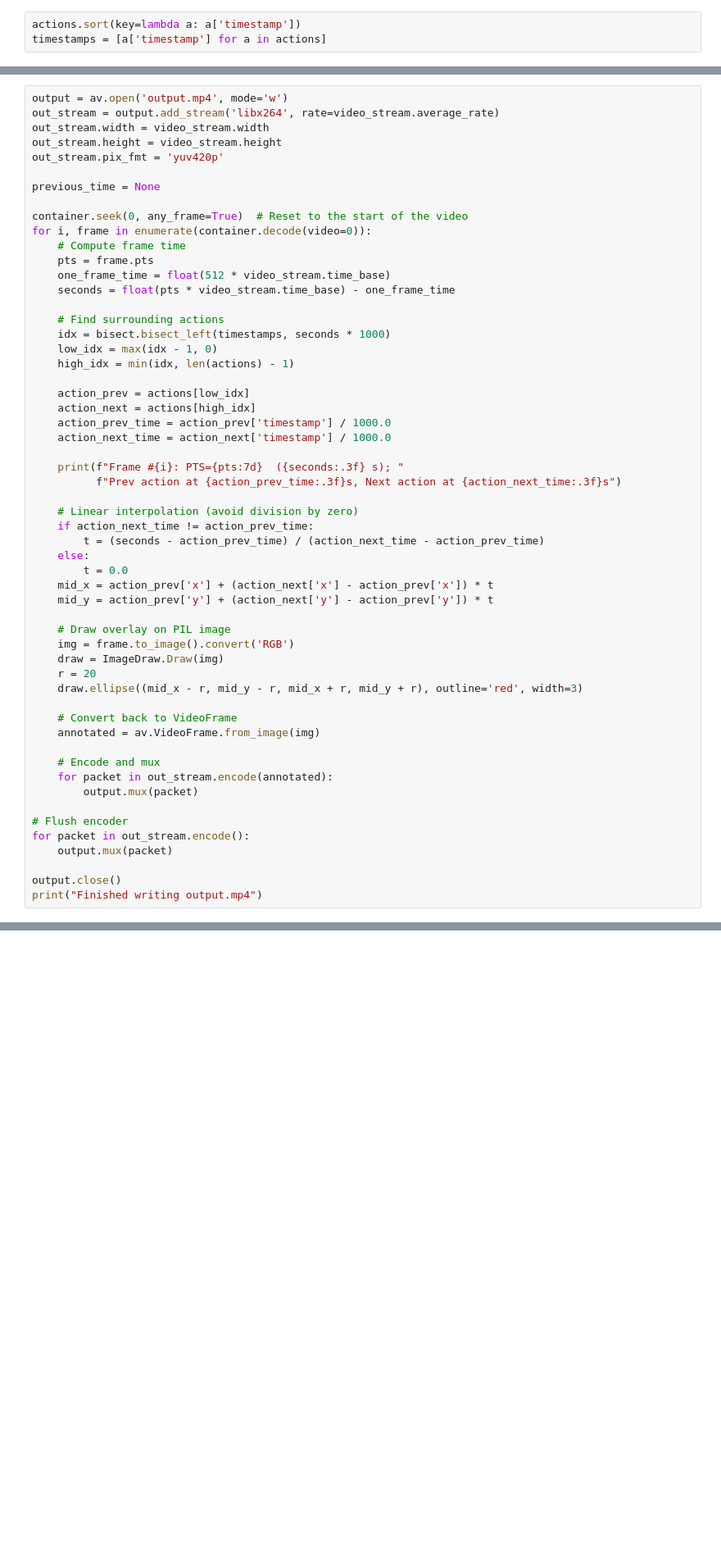
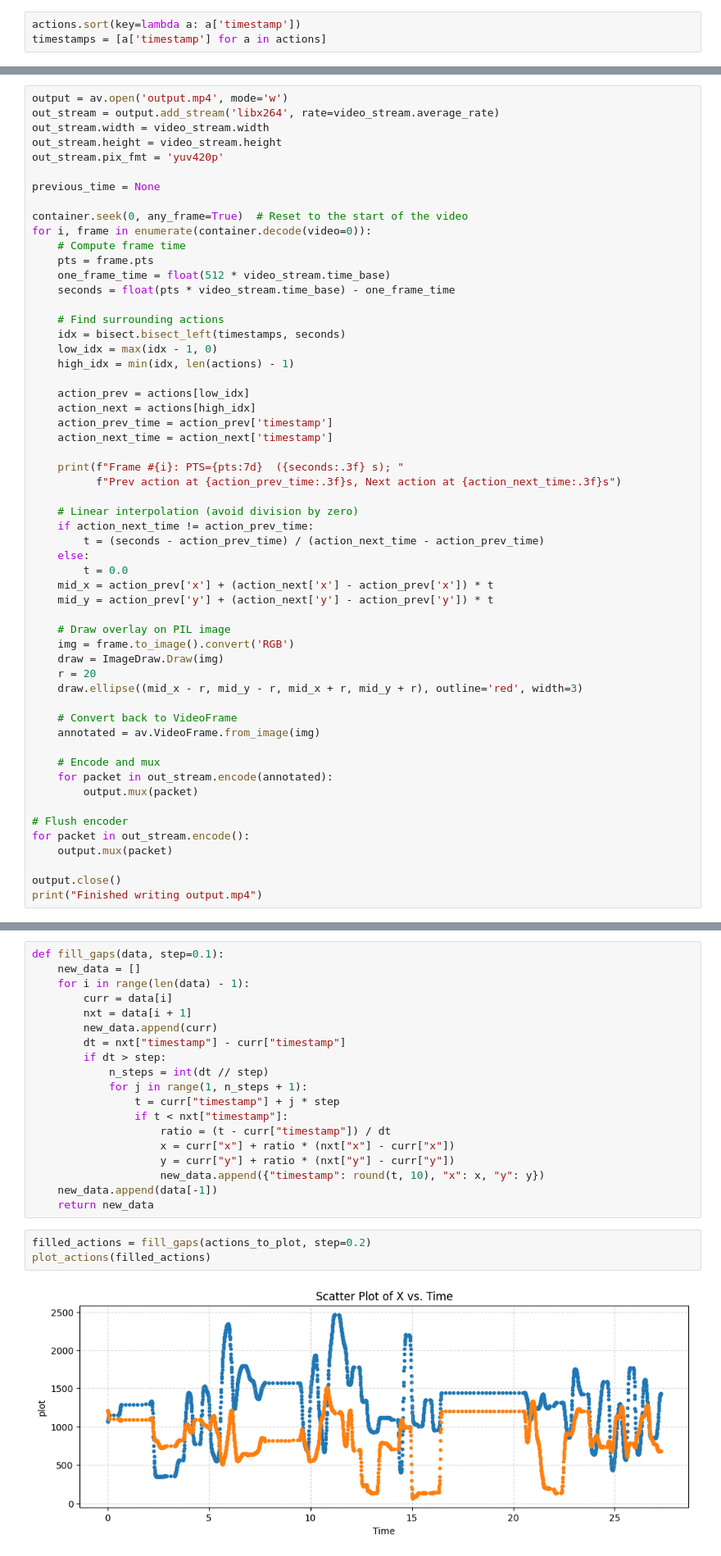
Before and after one commit to induction-labs/induction-labs, a Jupyter notebook: repos/actioncollector/src/actioncollector/playground/testing.ipynb, the cells around one changed output, grey strips where cells are left out. Shown: that part at 82% size. Cells and saved outputs as stored; diff of their text form; blank space fills up the shorter version.

```diff
--- a/repos/actioncollector/src/actioncollector/playground/testing.ipynb
+++ b/repos/actioncollector/src/actioncollector/playground/testing.ipynb
@@ -275,14 +298,14 @@ for i, frame in enumerate(container.decode(video=0)):
     seconds = float(pts * video_stream.time_base) - one_frame_time
 
     # Find surrounding actions
-    idx = bisect.bisect_left(timestamps, seconds * 1000)
+    idx = bisect.bisect_left(timestamps, seconds)
     low_idx = max(idx - 1, 0)
     high_idx = min(idx, len(actions) - 1)
 
     action_prev = actions[low_idx]
     action_next = actions[high_idx]
-    action_prev_time = action_prev['timestamp'] / 1000.0
-    action_next_time = action_next['timestamp'] / 1000.0
+    action_prev_time = action_prev['timestamp']
+    action_next_time = action_next['timestamp']
 
     print(f"Frame #{i}: PTS={pts:7d}  ({seconds:.3f} s); "
           f"Prev action at {action_prev_time:.3f}s, Next action at {action_next_time:.3f}s")
@@ -337,0 +413,24 @@ Finished writing output.mp4
+# %%
+def fill_gaps(data, step=0.1):
+    new_data = []
+    for i in range(len(data) - 1):
+        curr = data[i]
+        nxt = data[i + 1]
+        new_data.append(curr)
+        dt = nxt["timestamp"] - curr["timestamp"]
+        if dt > step:
+            n_steps = int(dt // step)
+            for j in range(1, n_steps + 1):
+                t = curr["timestamp"] + j * step
+                if t < nxt["timestamp"]:
+                    ratio = (t - curr["timestamp"]) / dt
+                    x = curr["x"] + ratio * (nxt["x"] - curr["x"])
+                    y = curr["y"] + ratio * (nxt["y"] - curr["y"])
+                    new_data.append({"timestamp": round(t, 10), "x": x, "y": y})
+    new_data.append(data[-1])
+    return new_data
+# %%
+filled_actions = fill_gaps(actions_to_plot, step=0.2)
+plot_actions(filled_actions)
+# %% [output]
+[figure, added]
```
Also changed, not shown: parts of 24 cells of this notebook, 5 other files.
